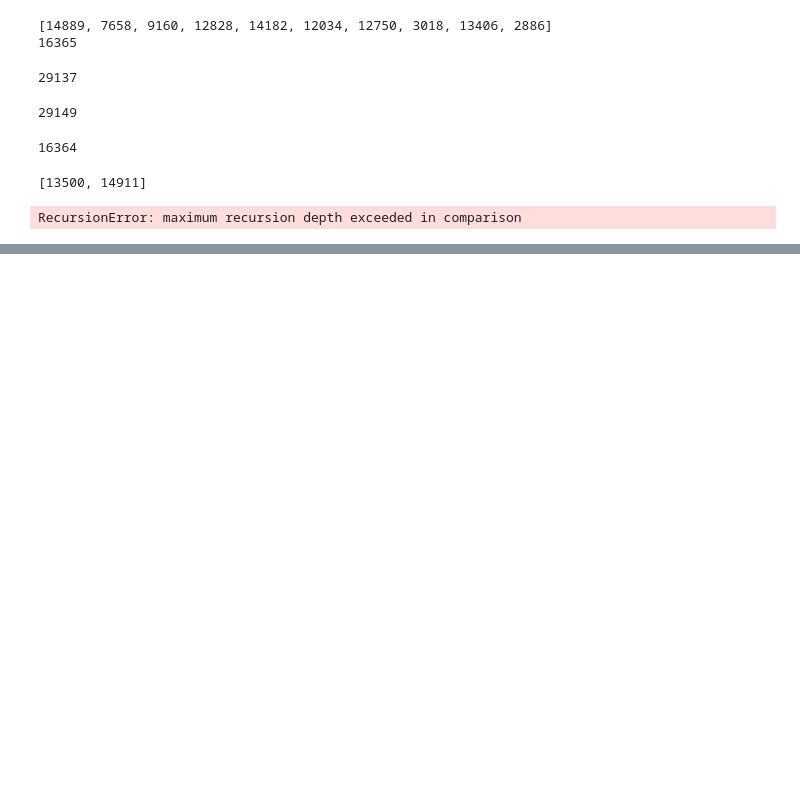
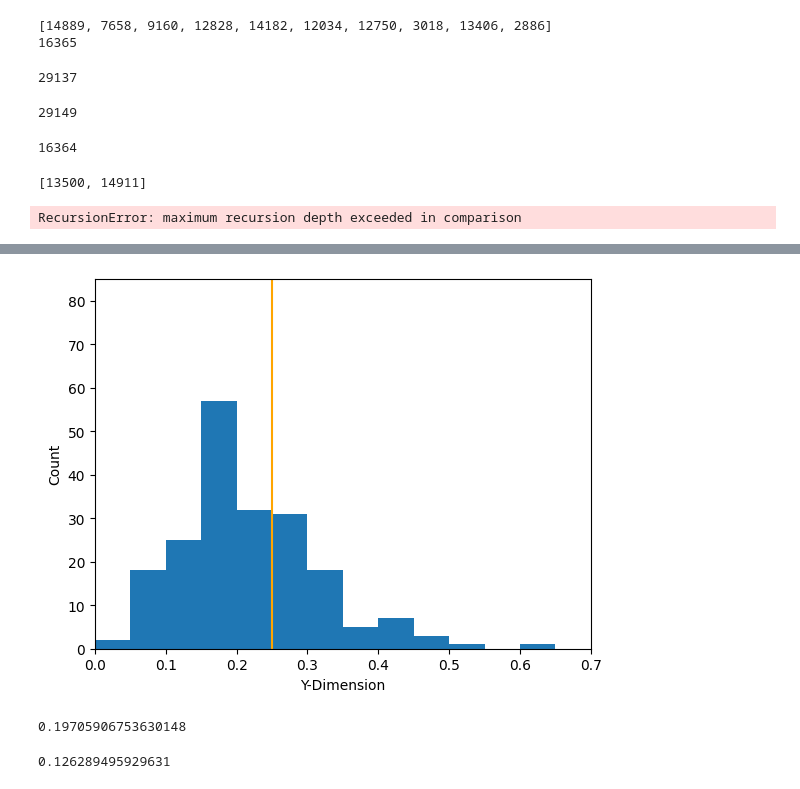
Before and after one commit to osmond-lab/sparg, a Jupyter notebook: Figures.ipynb, the cells around one changed output, grey strips where cells are left out. Drawn from its saved outputs; the diff is of its cells as text; code cells hidden in the pictures; blank space fills up the shorter version.

```diff
--- a/Figures.ipynb
+++ b/Figures.ipynb
@@ -317,0 +330,18 @@ RecursionError: maximum recursion depth exceeded in comparison
+# %%
+plt.hist(dispersal_rates[:,1], bins=[i/100 for i in range(0, 70, 5)])
+plt.axvline(0.25, color="orange")
+plt.xlabel("Y-Dimension")
+plt.ylabel("Count")
+plt.ylim(0,85)
+plt.xlim(0,0.7)
+plt.show()
+# %% [output]
+[figure, added]
+# %%
+np.median(dispersal_rates[:,1])
+# %% [output]
+0.19705906753630148
+# %%
+np.median(dispersal_rates[:,0])
+# %% [output]
+0.126289495929631
```
Also changed, not shown: parts of 2 cells of this notebook, 5 other files.
